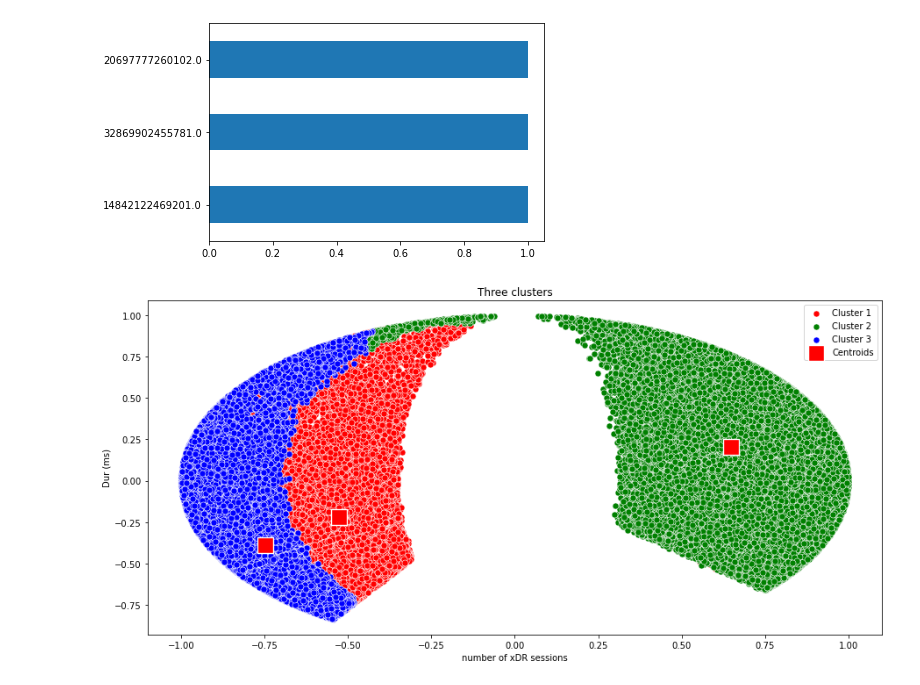
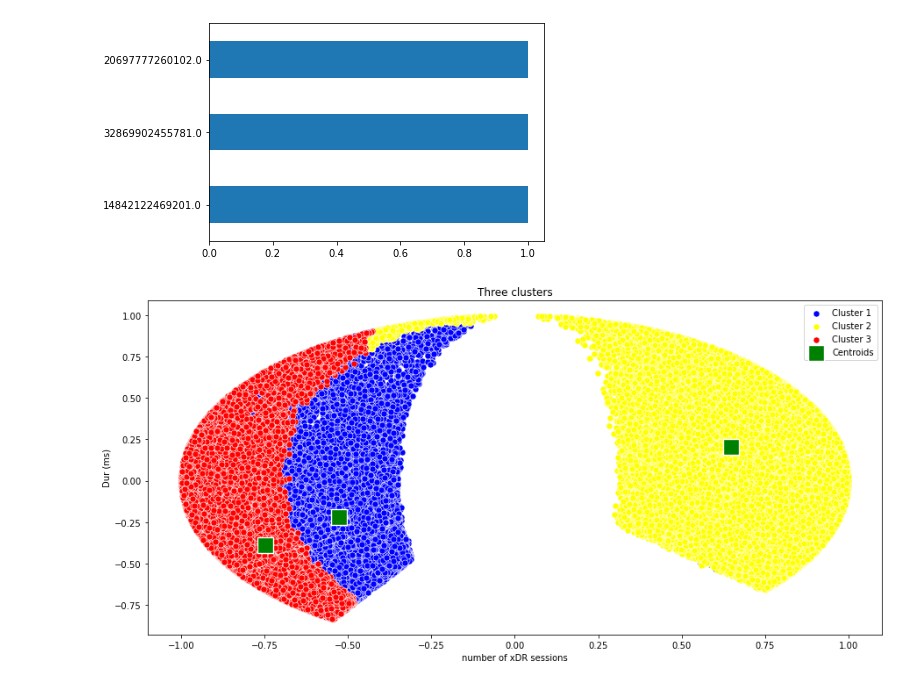
Before and after one commit to zelalemshiferaw/Telecommunication-Data-Analysis, a Jupyter notebook: notebooks/User Engagement Analysis.ipynb, the cells around one changed output. Cells and saved outputs as stored; diff of their text form; code cells hidden in the pictures.

```diff
--- a/notebooks/User Engagement Analysis.ipynb
+++ b/notebooks/User Engagement Analysis.ipynb
@@ -326,20 +326,20 @@ telecom_engagement_df.to_csv('../data/telecom_user_engagement_data.csv')
 # %%
 # size of image
 plt.figure(figsize=(15,7))
 
 # visualizing the clusters
-sns.scatterplot(X[y_kmeans == 0, 0], X[y_kmeans == 0, 1], color = 'red', label = 'Cluster 1',s=50)
-sns.scatterplot(X[y_kmeans == 1, 0], X[y_kmeans == 1, 1], color = 'green', label = 'Cluster 2',s=50)
-sns.scatterplot(X[y_kmeans == 2, 0], X[y_kmeans == 2, 1], color = 'blue', label = 'Cluster 3',s=50)
-sns.scatterplot(kmeans.cluster_centers_[:, 0], kmeans.cluster_centers_[:, 1], color = 'red',
+sns.scatterplot(X[y_kmeans == 0, 0], X[y_kmeans == 0, 1], color = 'blue', label = 'Cluster 1',s=50)
+sns.scatterplot(X[y_kmeans == 1, 0], X[y_kmeans == 1, 1], color = 'yellow', label = 'Cluster 2',s=50)
+sns.scatterplot(X[y_kmeans == 2, 0], X[y_kmeans == 2, 1], color = 'red', label = 'Cluster 3',s=50)
+sns.scatterplot(kmeans.cluster_centers_[:, 0], kmeans.cluster_centers_[:, 1], color = 'green',
                 label = 'Centroids',s=300,marker=',')
 
 # labeling
 # plt.grid(False)
 plt.title('Three clusters')
 plt.xlabel('number of xDR sessions')
 plt.ylabel('Dur (ms)')
 plt.legend()
 plt.show()
 # %% [output]
-[figure, old version]
+[figure, new version]
```
Also changed, not shown: parts of 11 cells of this notebook.
